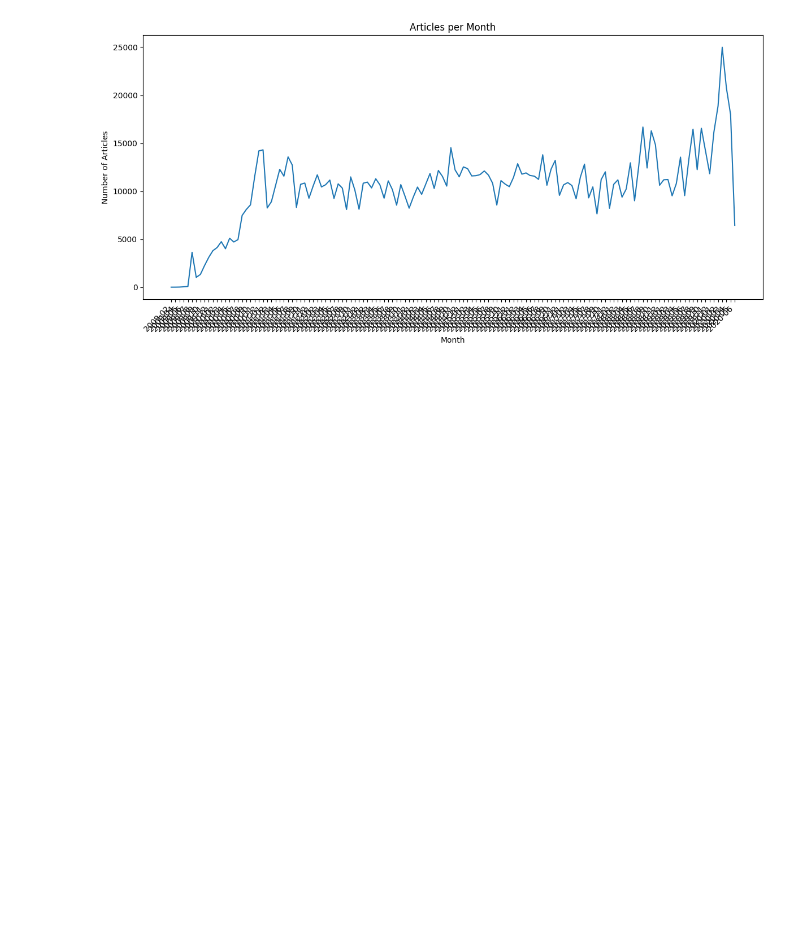
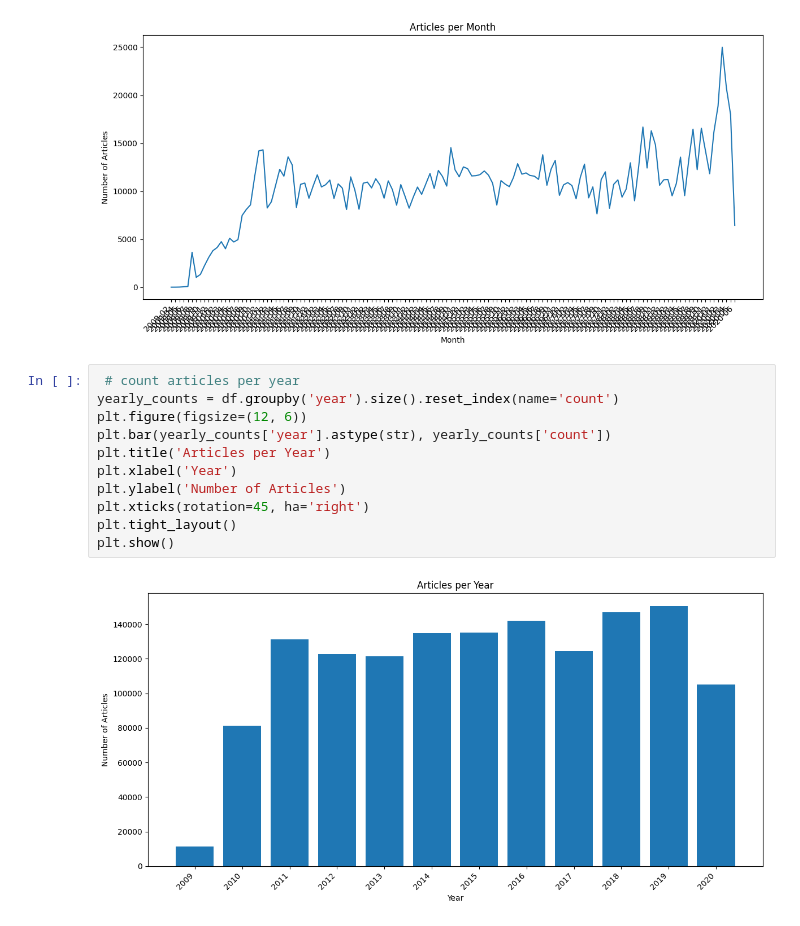
Before and after one commit to helina1abebe/finance-sentiment-analysis, a Jupyter notebook: notebooks/Headline_EDA.ipynb, the cells around one changed output. Cells and saved outputs as stored; diff of their text form; blank space fills up the shorter version.

Commit message:
count articles per year

```diff
--- a/notebooks/Headline_EDA.ipynb
+++ b/notebooks/Headline_EDA.ipynb
@@ -1083,3 +1083,16 @@ plt.tight_layout()
 plt.show()
 # %% [output]
 [figure]
+# %%
+ # count articles per year
+yearly_counts = df.groupby('year').size().reset_index(name='count')
+plt.figure(figsize=(12, 6))
+plt.bar(yearly_counts['year'].astype(str), yearly_counts['count'])
+plt.title('Articles per Year')
+plt.xlabel('Year')
+plt.ylabel('Number of Articles')
+plt.xticks(rotation=45, ha='right')
+plt.tight_layout()
+plt.show()
+# %% [output]
+[figure, added]
```
